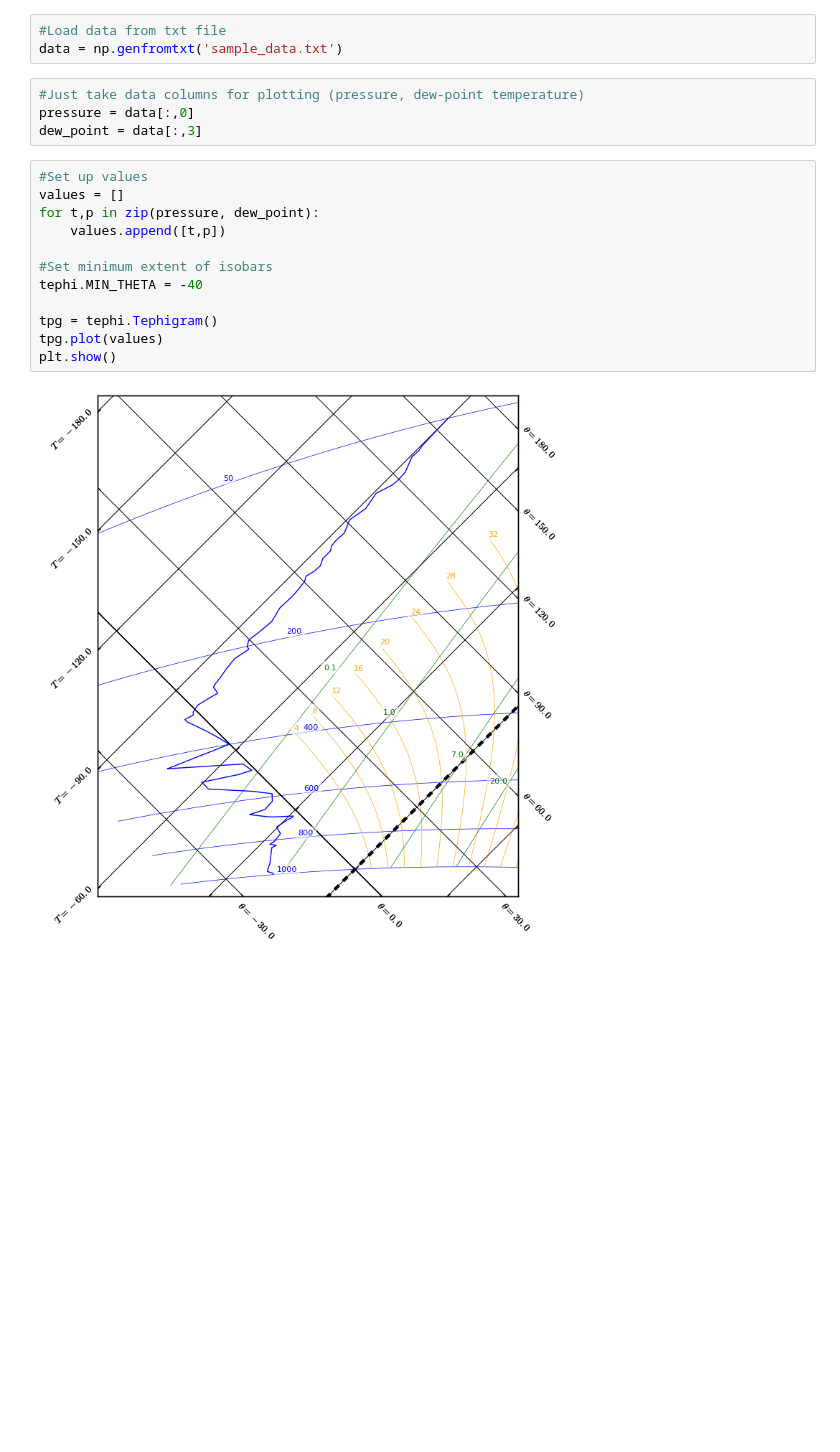
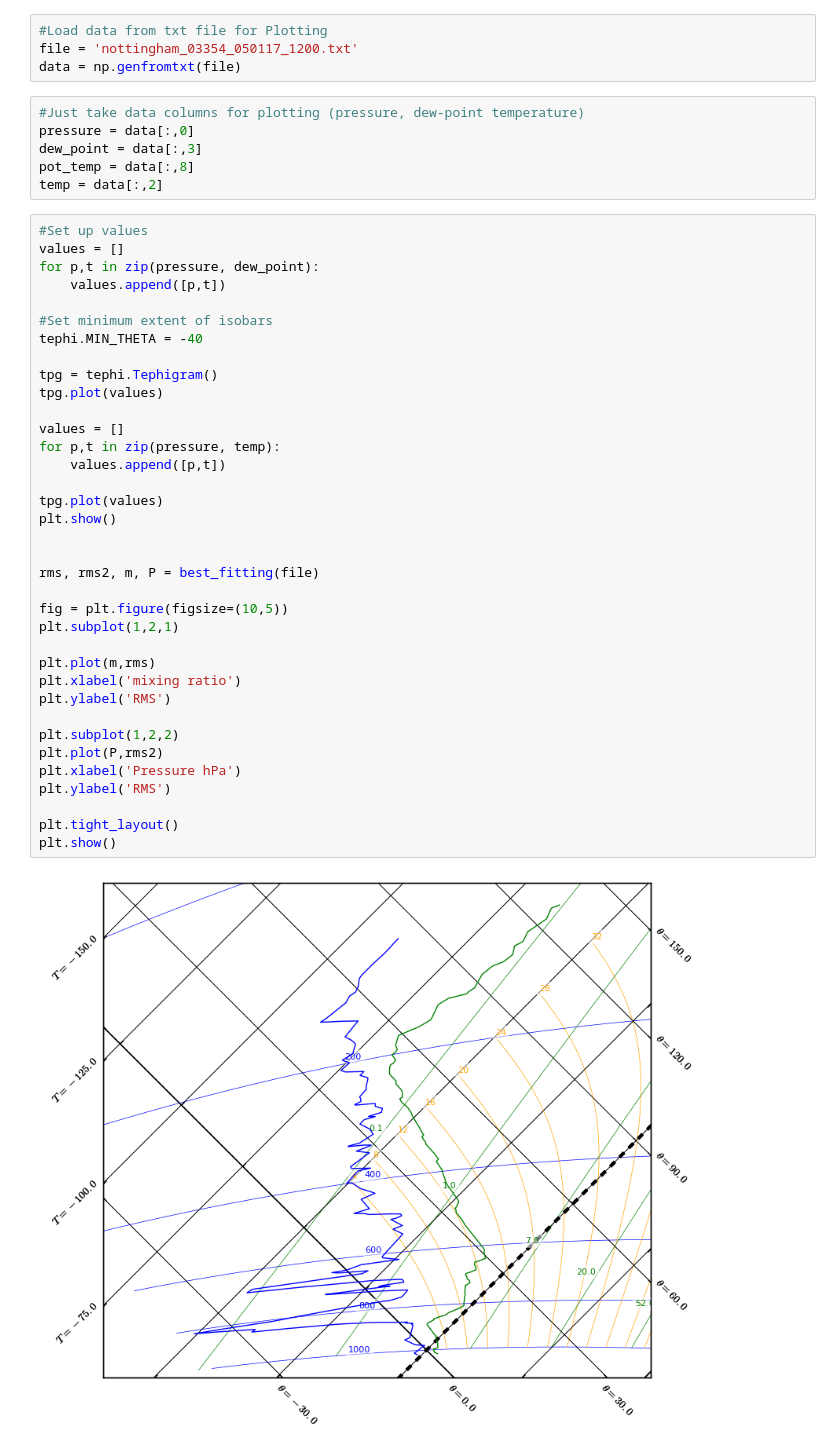
Before and after one commit to samg123/hack_day, a Jupyter notebook: tephi_plot.ipynb, the cells around one changed output. Drawn from its saved outputs; the diff is of its cells as text; blank space fills up the shorter version.

```diff
--- a/tephi_plot.ipynb
+++ b/tephi_plot.ipynb
@@ -3,21 +68,48 @@ import tephi
 # %%
-#Load data from txt file
-data = np.genfromtxt('sample_data.txt')
+#Load data from txt file for Plotting
+file = 'nottingham_03354_050117_1200.txt'
+data = np.genfromtxt(file)
 # %%
 #Just take data columns for plotting (pressure, dew-point temperature)
 pressure = data[:,0]
 dew_point = data[:,3]
+pot_temp = data[:,8]
+temp = data[:,2]
 # %%
 #Set up values
 values = []
-for t,p in zip(pressure, dew_point):
-    values.append([t,p])
+for p,t in zip(pressure, dew_point):
+    values.append([p,t])
 
 #Set minimum extent of isobars
 tephi.MIN_THETA = -40
 
 tpg = tephi.Tephigram()
 tpg.plot(values)
+
+values = []
+for p,t in zip(pressure, temp):
+    values.append([p,t])
+
+tpg.plot(values)
 plt.show()
+
+
+rms, rms2, m, P = best_fitting(file)
+
+fig = plt.figure(figsize=(10,5))
+plt.subplot(1,2,1)
+
+plt.plot(m,rms)
+plt.xlabel('mixing ratio')
+plt.ylabel('RMS')
+
+plt.subplot(1,2,2)
+plt.plot(P,rms2)
+plt.xlabel('Pressure hPa')
+plt.ylabel('RMS')
+
+plt.tight_layout()
+plt.show()
 # %% [output]
-[figure, old version]
+[figure, new version]
```
Also changed, not shown: parts of 6 cells of this notebook.
